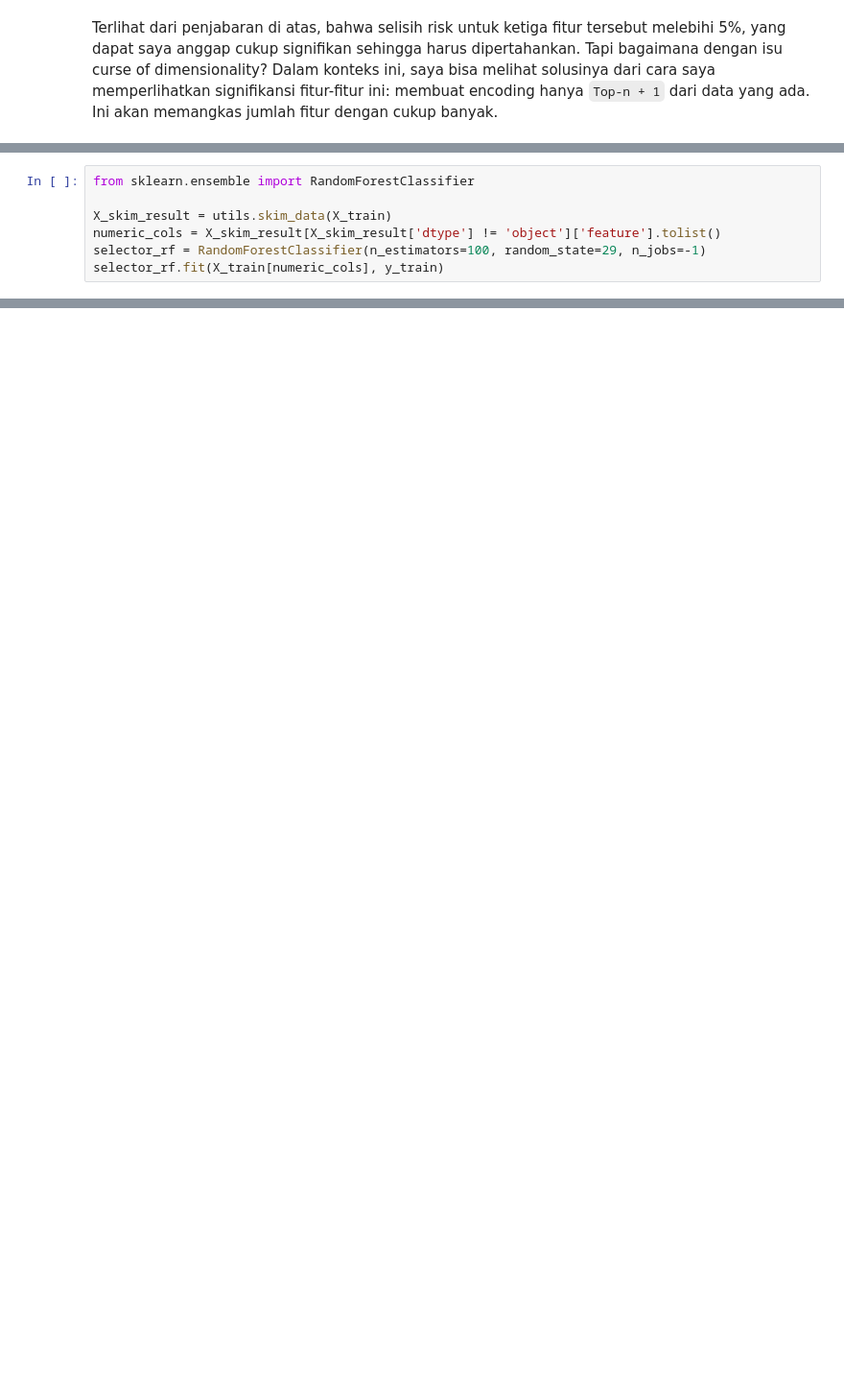
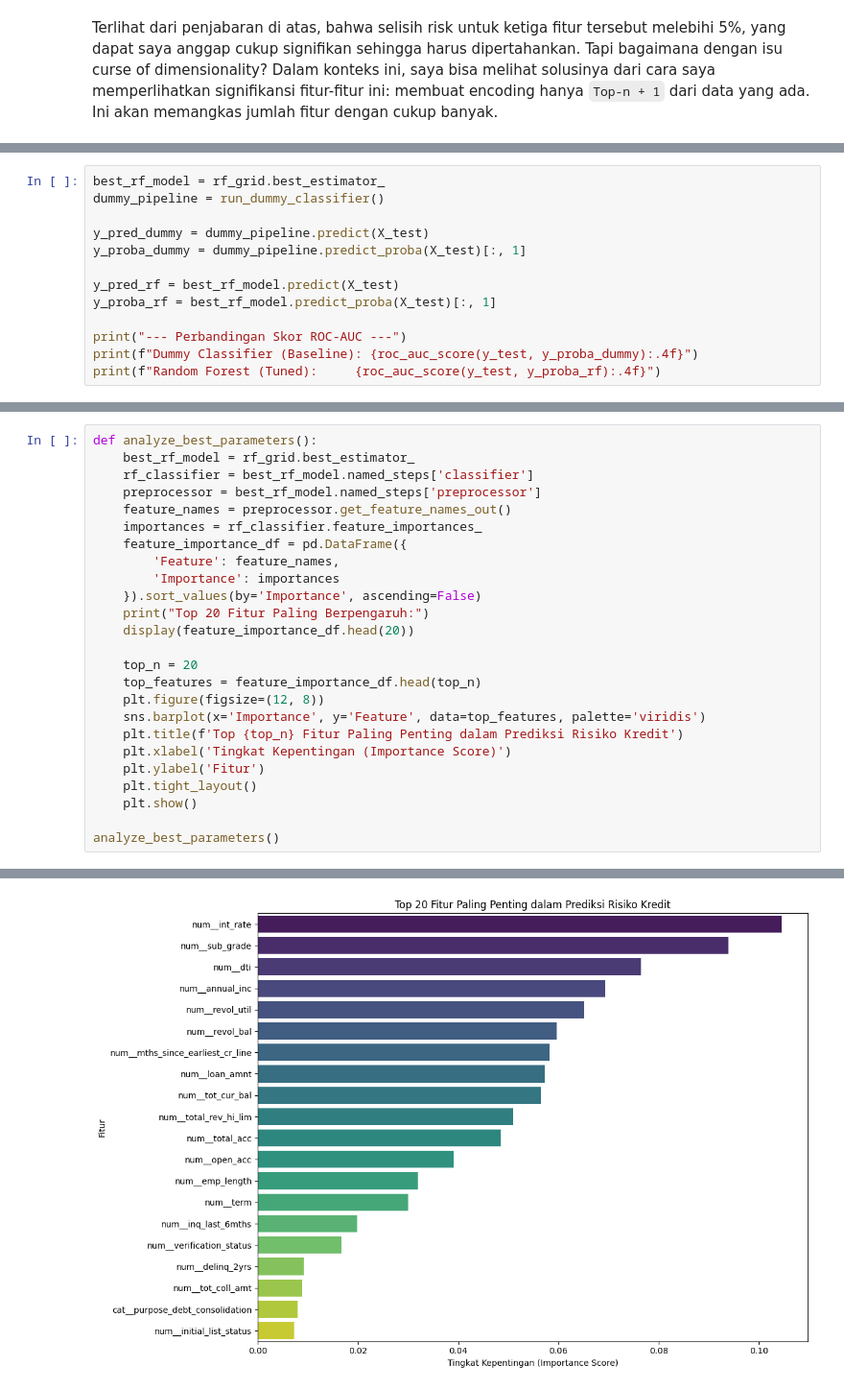
Before and after one commit to rbennum/rakamin_idxpartners_ds_project, a Jupyter notebook: notebooks/model.ipynb, the cells around one changed output, grey strips where cells are left out. Shown: that part at 96% size. Cells and saved outputs as stored; diff of their text form; blank space fills up the shorter version.

Commit message:
feat: train random forest in two steps

```diff
--- a/notebooks/model.ipynb
+++ b/notebooks/model.ipynb
@@ -811,7 +796,0 @@ Langkah yang perlu dilakukan adalah:
-# %%
-from sklearn.ensemble import RandomForestClassifier
-
-X_skim_result = utils.skim_data(X_train)
-numeric_cols = X_skim_result[X_skim_result['dtype'] != 'object']['feature'].tolist()
-selector_rf = RandomForestClassifier(n_estimators=100, random_state=29, n_jobs=-1)
-selector_rf.fit(X_train[numeric_cols], y_train)
@@ -887,0 +968,13 @@ Selisih Risk Tertinggi vs Terendah: 66.67%
+# %%
+best_rf_model = rf_grid.best_estimator_
+dummy_pipeline = run_dummy_classifier()
+
+y_pred_dummy = dummy_pipeline.predict(X_test)
+y_proba_dummy = dummy_pipeline.predict_proba(X_test)[:, 1]
+
+y_pred_rf = best_rf_model.predict(X_test)
+y_proba_rf = best_rf_model.predict_proba(X_test)[:, 1]
+
+print("--- Perbandingan Skor ROC-AUC ---")
+print(f"Dummy Classifier (Baseline): {roc_auc_score(y_test, y_proba_dummy):.4f}")
+print(f"Random Forest (Tuned):     {roc_auc_score(y_test, y_proba_rf):.4f}")
@@ -887,0 +1046,26 @@ Selisih Risk Tertinggi vs Terendah: 66.67%
+# %%
+def analyze_best_parameters():
+    best_rf_model = rf_grid.best_estimator_
+    rf_classifier = best_rf_model.named_steps['classifier']
+    preprocessor = best_rf_model.named_steps['preprocessor']
+    feature_names = preprocessor.get_feature_names_out()
+    importances = rf_classifier.feature_importances_
+    feature_importance_df = pd.DataFrame({
+        'Feature': feature_names,
+        'Importance': importances
+    }).sort_values(by='Importance', ascending=False)
+    print("Top 20 Fitur Paling Berpengaruh:")
+    display(feature_importance_df.head(20))
+
+    top_n = 20
+    top_features = feature_importance_df.head(top_n)
+    plt.figure(figsize=(12, 8))
+    sns.barplot(x='Importance', y='Feature', data=top_features, palette='viridis')
+    plt.title(f'Top {top_n} Fitur Paling Penting dalam Prediksi Risiko Kredit')
+    plt.xlabel('Tingkat Kepentingan (Importance Score)')
+    plt.ylabel('Fitur')
+    plt.tight_layout()
+    plt.show()
+
+analyze_best_parameters()
+# %% [output]
@@ -887,0 +1090 @@ Selisih Risk Tertinggi vs Terendah: 66.67%
+[figure, added]
```
Also changed, not shown: parts of 44 cells of this notebook, 1 other file.
